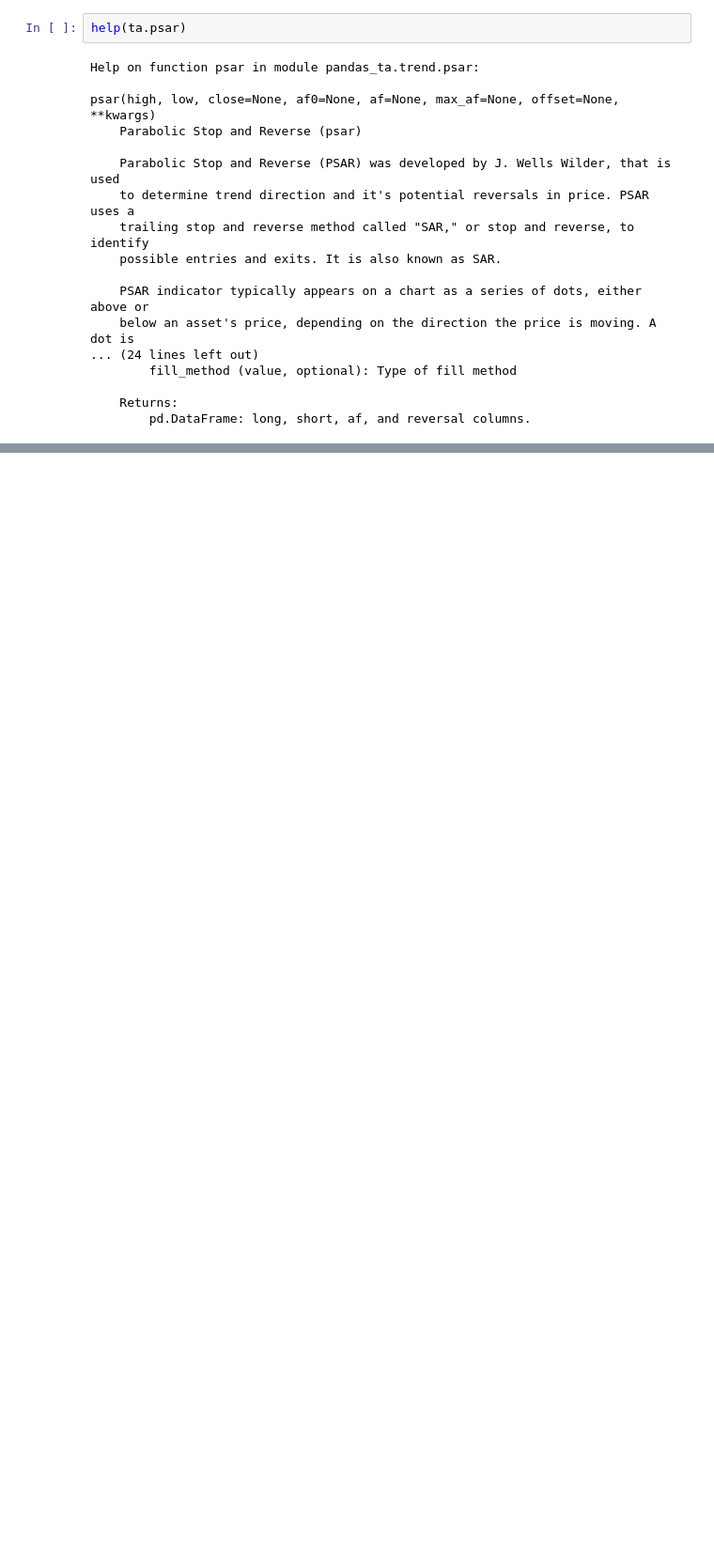
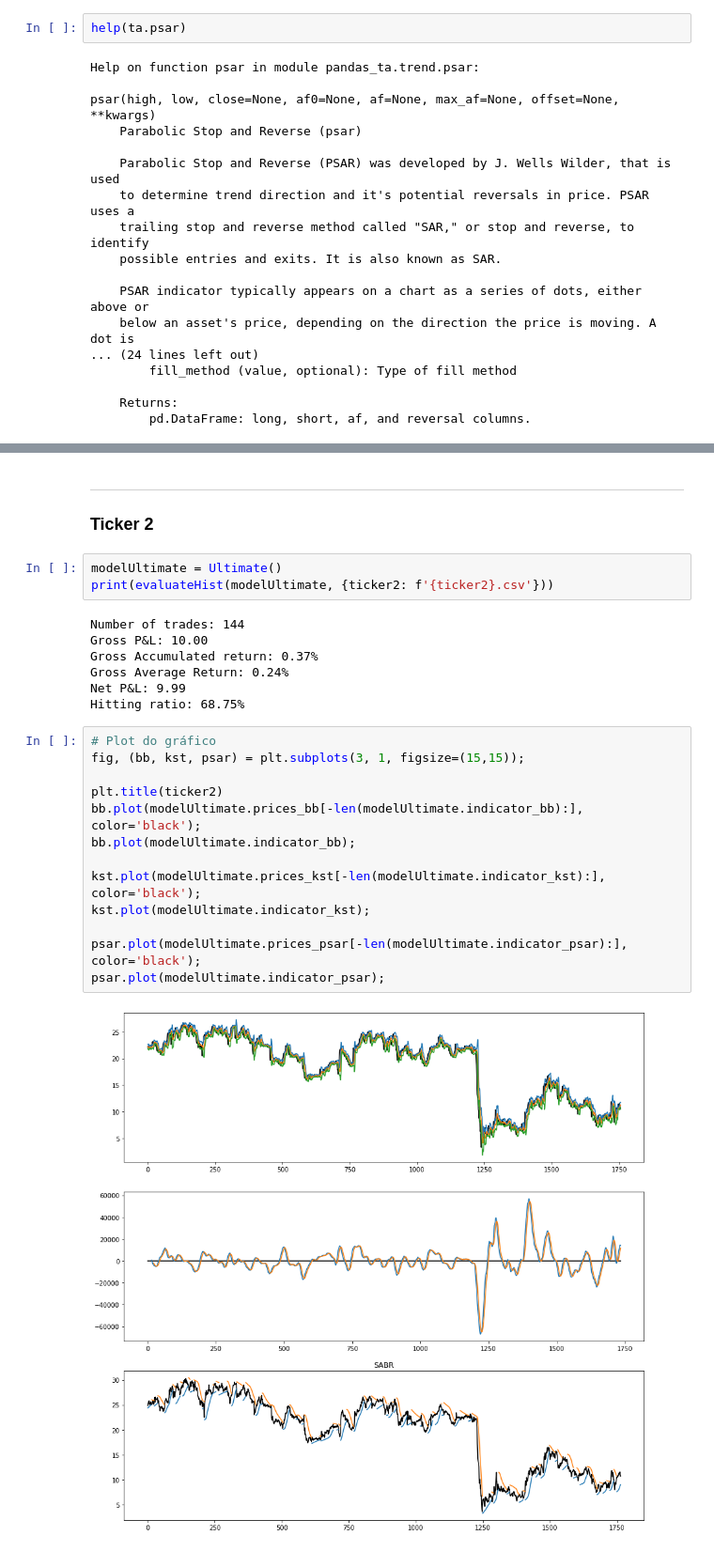
Before and after one commit to viniciusmm7/projeto-algotrading, a Jupyter notebook: Projeto.ipynb, the cells around one changed output, grey strips where cells are left out. Shown at 94% size. Saved outputs shown, nothing was run; the diff lists cells and outputs as text; blank space fills up the shorter version.

```diff
--- a/Projeto.ipynb
+++ b/Projeto.ipynb
@@ -982,0 +533,28 @@ df3
+# %% [markdown]
+___
+### Ticker 2
+# %%
+modelUltimate = Ultimate()
+print(evaluateHist(modelUltimate, {ticker2: f'{ticker2}.csv'}))
+# %% [output]
+Number of trades: 144
+Gross P&L: 10.00
+Gross Accumulated return: 0.37%
+Gross Average Return: 0.24%
+Net P&L: 9.99
+Hitting ratio: 68.75%
+# %%
+# Plot do gráfico
+fig, (bb, kst, psar) = plt.subplots(3, 1, figsize=(15,15));
+
+plt.title(ticker2)
+bb.plot(modelUltimate.prices_bb[-len(modelUltimate.indicator_bb):], color='black');
+bb.plot(modelUltimate.indicator_bb);
+
+kst.plot(modelUltimate.prices_kst[-len(modelUltimate.indicator_kst):], color='black');
+kst.plot(modelUltimate.indicator_kst);
+
+psar.plot(modelUltimate.prices_psar[-len(modelUltimate.indicator_psar):], color='black');
+psar.plot(modelUltimate.indicator_psar);
+# %% [output]
+[figure, added]
```
Also changed, not shown: parts of 66 cells of this notebook.
